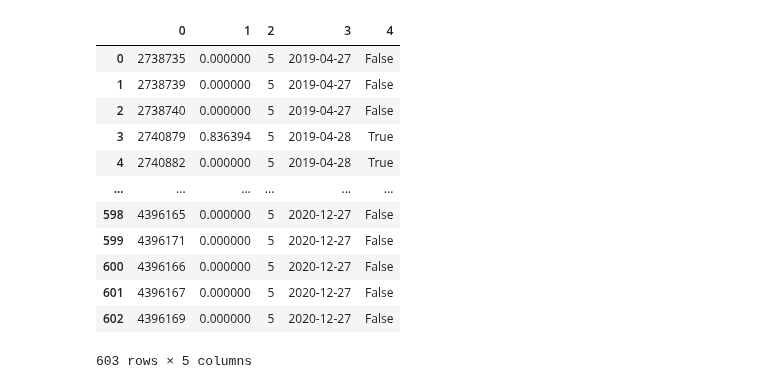
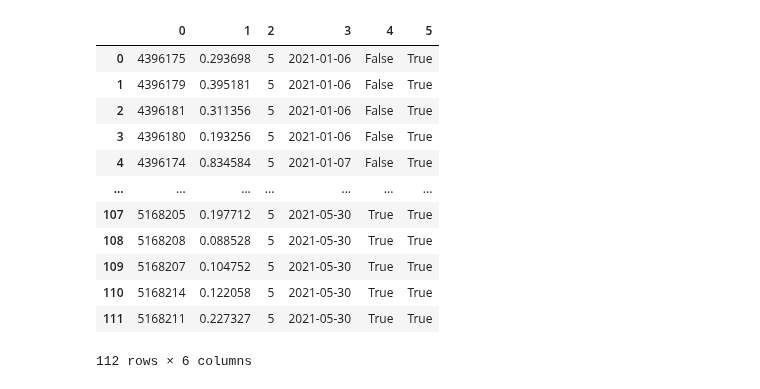
Before and after one commit to MarcosAugusto47/soccer-betting-strategy, a Jupyter notebook: plot.ipynb, the cells around one changed output. Drawn from its saved outputs; the diff is of its cells as text; code cells hidden in the pictures.

```diff
--- a/plot.ipynb
+++ b/plot.ipynb
@@ -5,34 +5,38 @@ pd.set_option('display.max_rows', 100)
 # %%
 #track_record = pd.read_csv('track_record_count_150_powell_01.csv')
 #track_record = pd.read_csv('experiments/track_record_count_200_powell_01_onlydates_with_bets_between80-20_all_time_serie.csv')
 #track_record = pd.read_csv('experiments/main_callback.csv')
-track_record = pd.read_csv('experiments/parallel_test.csv')
+#track_record = pd.read_csv('experiments/parallel_onlydates_with_less_80_filter_top5.csv')
+#track_record = pd.read_csv('experiments/parallel_all_series - Copia.csv')
+#track_record = pd.read_csv('experiments/parallel_all_series.csv')
+track_record = pd.read_csv('experiments/parallel_all_series_new_filter_test.csv')
+#track_record = pd.read_csv('experiments/parallel_test.csv')
 #track_record = pd.read_csv('just_a_test.csv')
 
 #track_record['return2'] = track_record['return'].shift(fill_value=0)-1
 #track_record['return2'] = track_record['return'] - 1
 #track_record['return3'] = track_record['return'] + track_record['return'].shift(fill_value=0)-1
 #track_record['return3'] = track_record['return'] + track_record['return'].shift(fill_value=0)-1
 #track_record['return4'] = track_record['return2'].cumsum()
 
 #set_inital = pd.DataFrame({'game_id': ["0000000"], "return": [1]})
 
 #track_record = pd.concat([set_inital, track_record]).reset_index(drop=True)
 #track_record['stake'] = track_record['return'].shift(fill_value=1)
 #track_record['return_shifted'] = track_record['return'].shift(periods=-1)
 track_record
 # %% [output]
-|  | 0 | 1 | 2 | 3 | 4 |
-| 0 | 2738735 | 0.000000 | 5 | 2019-04-27 | False |
-| 1 | 2738739 | 0.000000 | 5 | 2019-04-27 | False |
-| 2 | 2738740 | 0.000000 | 5 | 2019-04-27 | False |
-| 3 | 2740879 | 0.836394 | 5 | 2019-04-28 | True |
-| 4 | 2740882 | 0.000000 | 5 | 2019-04-28 | True |
-| ... | ... | ... | ... | ... | ... |
-| 598 | 4396165 | 0.000000 | 5 | 2020-12-27 | False |
-| 599 | 4396171 | 0.000000 | 5 | 2020-12-27 | False |
-| 600 | 4396166 | 0.000000 | 5 | 2020-12-27 | False |
-| 601 | 4396167 | 0.000000 | 5 | 2020-12-27 | False |
-| 602 | 4396169 | 0.000000 | 5 | 2020-12-27 | False |
+|  | 0 | 1 | 2 | 3 | 4 | 5 |
+| 0 | 4396175 | 0.293698 | 5 | 2021-01-06 | False | True |
+| 1 | 4396179 | 0.395181 | 5 | 2021-01-06 | False | True |
+| 2 | 4396181 | 0.311356 | 5 | 2021-01-06 | False | True |
+| 3 | 4396180 | 0.193256 | 5 | 2021-01-06 | False | True |
+| 4 | 4396174 | 0.834584 | 5 | 2021-01-07 | False | True |
+| ... | ... | ... | ... | ... | ... | ... |
+| 107 | 5168205 | 0.197712 | 5 | 2021-05-30 | True | True |
+| 108 | 5168208 | 0.088528 | 5 | 2021-05-30 | True | True |
+| 109 | 5168207 | 0.104752 | 5 | 2021-05-30 | True | True |
+| 110 | 5168214 | 0.122058 | 5 | 2021-05-30 | True | True |
+| 111 | 5168211 | 0.227327 | 5 | 2021-05-30 | True | True |
-603 rows × 5 columns
+112 rows × 6 columns
 # %%
```
Also changed, not shown: parts of 21 cells of this notebook, 18 other files.
